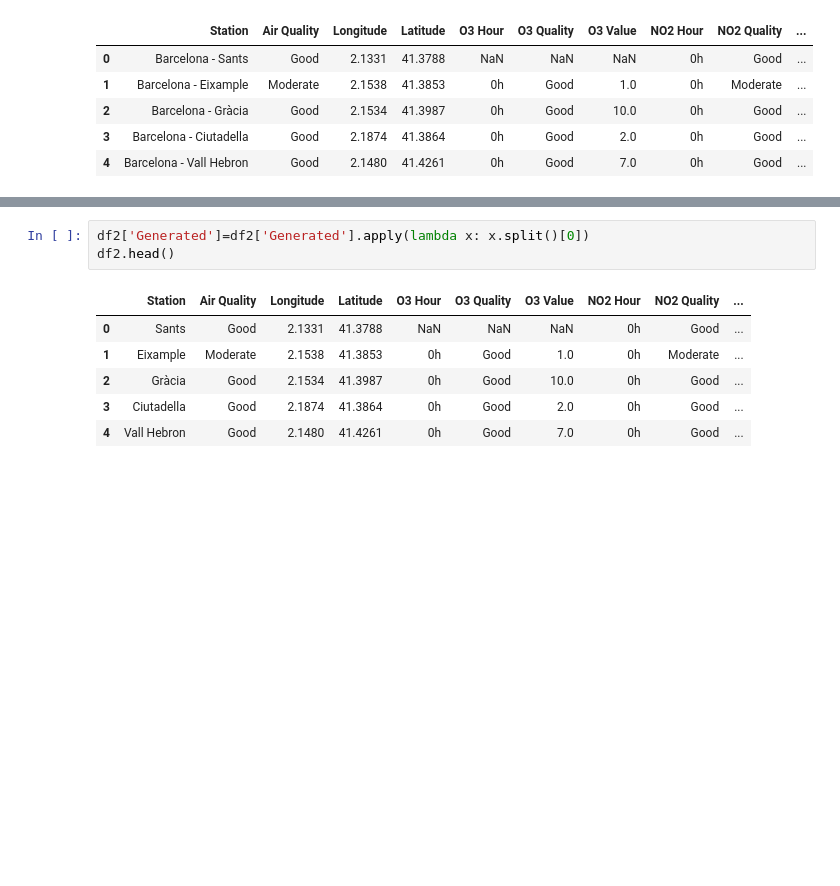
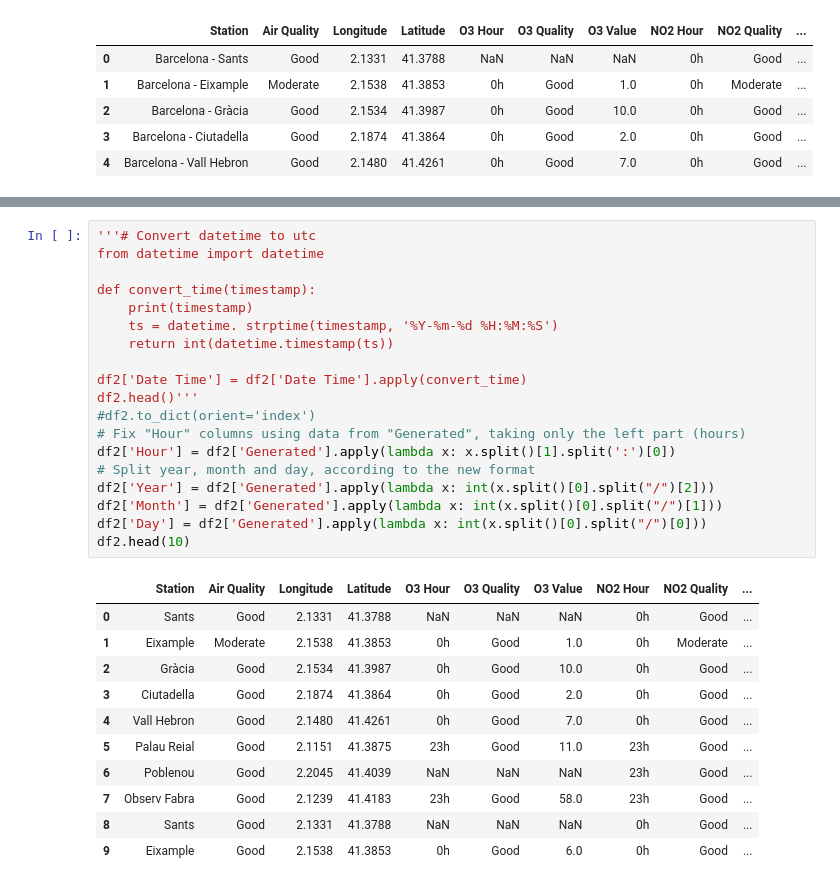
Before and after one commit to murielsan/bcn_open_data_analysis, a Jupyter notebook: data/data_cleaning.ipynb, the cells around one changed output, grey strips where cells are left out. Cells and saved outputs as stored; diff of their text form; blank space fills up the shorter version.

```diff
--- a/data/data_cleaning.ipynb
+++ b/data/data_cleaning.ipynb
@@ -47,13 +202,34 @@ df2.head()
 | 2 | Gràcia | Good | 2.1534 | 41.3987 | 0h | Good | 10.0 | 0h | Good | ... |
 | 3 | Ciutadella | Good | 2.1874 | 41.3864 | 0h | Good | 2.0 | 0h | Good | ... |
 | 4 | Vall Hebron | Good | 2.1480 | 41.4261 | 0h | Good | 7.0 | 0h | Good | ... |
-# %%
-df2['Generated']=df2['Generated'].apply(lambda x: x.split()[0])
-df2.head()
-# %% [output]
-|  | Station | Air Quality | Longitude | Latitude | O3 Hour | O3 Quality | O3 Value | NO2 Hour | NO2 Quality | ... |
-| 0 | Sants | Good | 2.1331 | 41.3788 | NaN | NaN | NaN | 0h | Good | ... |
-| 1 | Eixample | Moderate | 2.1538 | 41.3853 | 0h | Good | 1.0 | 0h | Moderate | ... |
-| 2 | Gràcia | Good | 2.1534 | 41.3987 | 0h | Good | 10.0 | 0h | Good | ... |
-| 3 | Ciutadella | Good | 2.1874 | 41.3864 | 0h | Good | 2.0 | 0h | Good | ... |
-| 4 | Vall Hebron | Good | 2.1480 | 41.4261 | 0h | Good | 7.0 | 0h | Good | ... |
+# %%
+'''# Convert datetime to utc
+from datetime import datetime
+
+def convert_time(timestamp):
+    print(timestamp)
+    ts = datetime. strptime(timestamp, '%Y-%m-%d %H:%M:%S')
+    return int(datetime.timestamp(ts))
+
+df2['Date Time'] = df2['Date Time'].apply(convert_time)
+df2.head()'''
+#df2.to_dict(orient='index')
+# Fix "Hour" columns using data from "Generated", taking only the left part (hours)
+df2['Hour'] = df2['Generated'].apply(lambda x: x.split()[1].split(':')[0])
+# Split year, month and day, according to the new format
+df2['Year'] = df2['Generated'].apply(lambda x: int(x.split()[0].split("/")[2]))
+df2['Month'] = df2['Generated'].apply(lambda x: int(x.split()[0].split("/")[1]))
+df2['Day'] = df2['Generated'].apply(lambda x: int(x.split()[0].split("/")[0]))
+df2.head(10)
+# %% [output]
+|  | Station | Air Quality | Longitude | Latitude | O3 Hour | O3 Quality | O3 Value | NO2 Hour | NO2 Quality | ... |
+| 0 | Sants | Good | 2.1331 | 41.3788 | NaN | NaN | NaN | 0h | Good | ... |
+| 1 | Eixample | Moderate | 2.1538 | 41.3853 | 0h | Good | 1.0 | 0h | Moderate | ... |
+| 2 | Gràcia | Good | 2.1534 | 41.3987 | 0h | Good | 10.0 | 0h | Good | ... |
+| 3 | Ciutadella | Good | 2.1874 | 41.3864 | 0h | Good | 2.0 | 0h | Good | ... |
+| 4 | Vall Hebron | Good | 2.1480 | 41.4261 | 0h | Good | 7.0 | 0h | Good | ... |
+| 5 | Palau Reial | Good | 2.1151 | 41.3875 | 23h | Good | 11.0 | 23h | Good | ... |
+| 6 | Poblenou | Good | 2.2045 | 41.4039 | NaN | NaN | NaN | 23h | Good | ... |
+| 7 | Observ Fabra | Good | 2.1239 | 41.4183 | 23h | Good | 58.0 | 23h | Good | ... |
+| 8 | Sants | Good | 2.1331 | 41.3788 | NaN | NaN | NaN | 0h | Good | ... |
+| 9 | Eixample | Good | 2.1538 | 41.3853 | 0h | Good | 6.0 | 0h | Good | ... |
```
Also changed, not shown: parts of 26 cells of this notebook, 2 other files.
